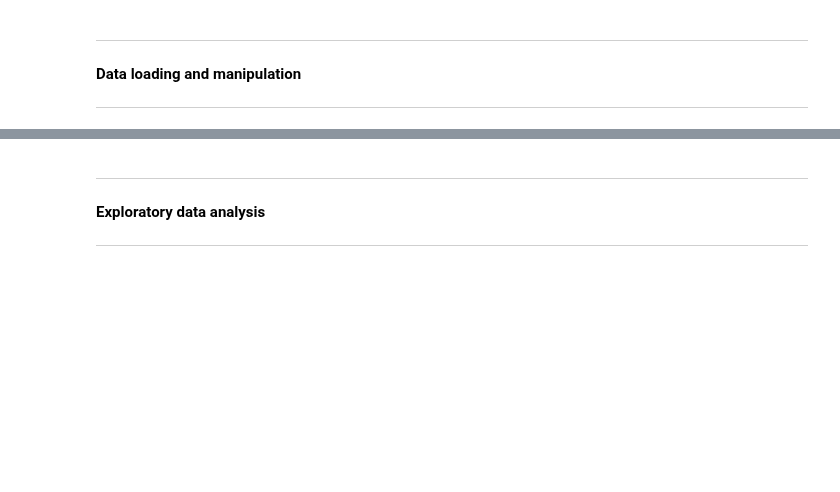
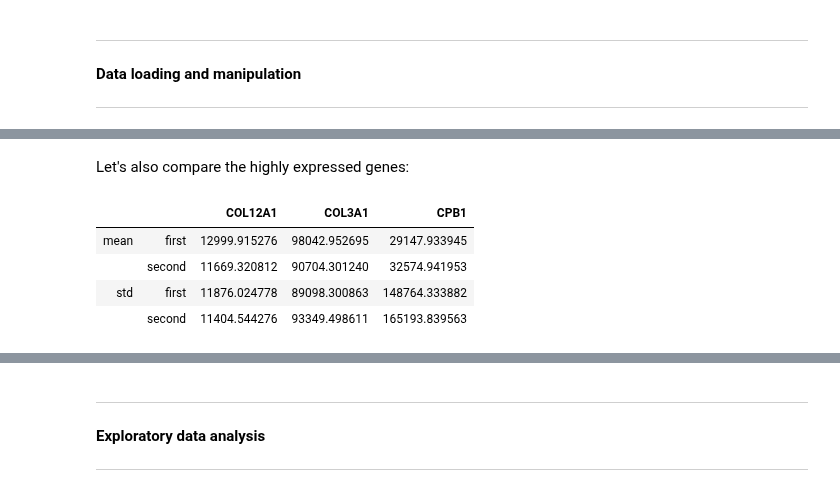
Before and after one commit to valentinoli/pdx, a Jupyter notebook: scripts/dataExploration.ipynb, the cells around one changed output, grey strips where cells are left out. Cells and saved outputs as stored; diff of their text form; code cells hidden in the pictures; blank space fills up the shorter version.

```diff
--- a/scripts/dataExploration.ipynb
+++ b/scripts/dataExploration.ipynb
@@ -72,0 +155,18 @@ patients2 = load_patients2()
+# %% [markdown]
+Let's also compare the highly expressed genes:
+# %%
+pat_high = patients[highly_expressed_genes]
+pat2_high = patients2[highly_expressed_genes]
+
+pd.DataFrame(
+    [pat_high.mean(), pat2_high.mean(), pat_high.std(), pat2_high.std()],
+    index=pd.MultiIndex.from_tuples(
+        [(i, j) for i in ["mean", "std"] for j in ["first", "second"]]
+    ),
+)
+# %% [output]
+|  |  | COL12A1 | COL3A1 | CPB1 |
+| mean | first | 12999.915276 | 98042.952695 | 29147.933945 |
+|  | second | 11669.320812 | 90704.301240 | 32574.941953 |
+| std | first | 11876.024778 | 89098.300863 | 148764.333882 |
+|  | second | 11404.544276 | 93349.498611 | 165193.839563 |
```
Also changed, not shown: parts of 40 cells of this notebook, 3 other files.
